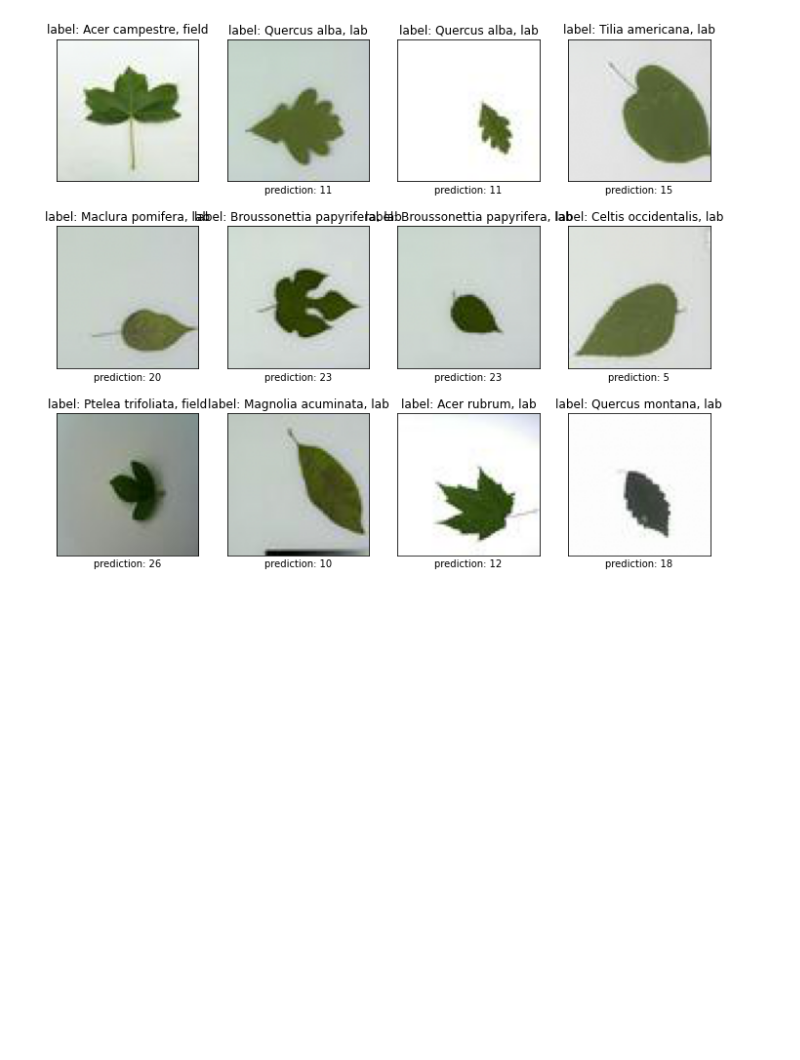
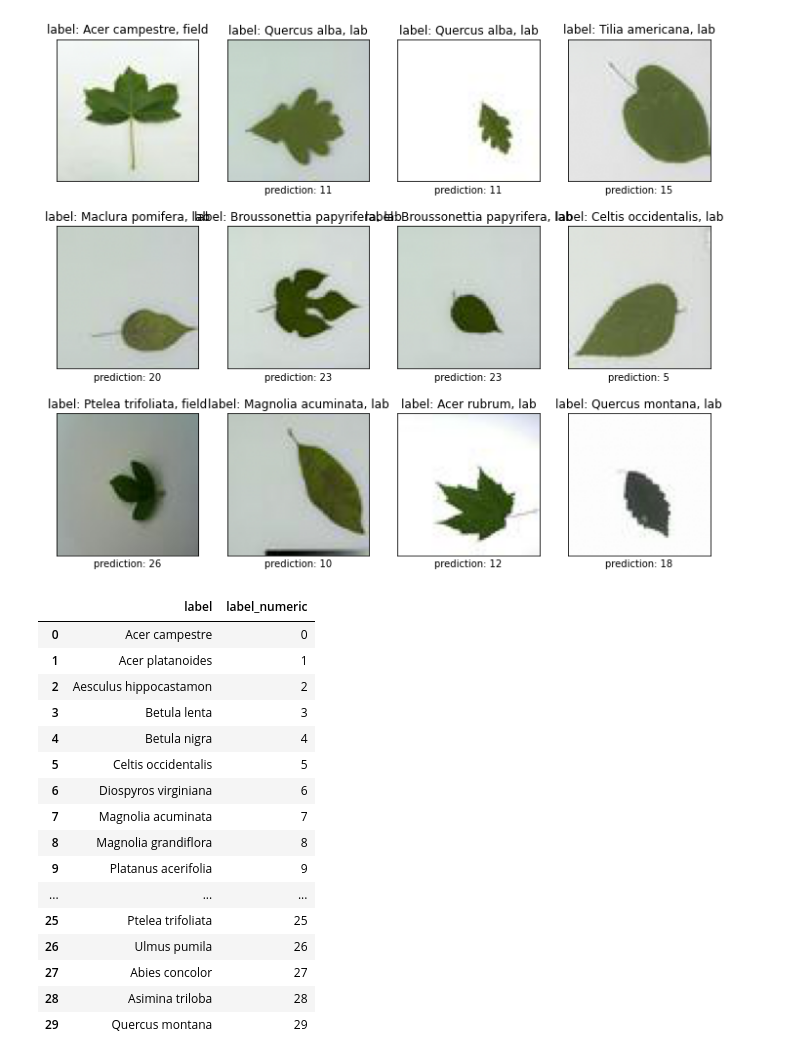
Before and after one commit to NLeSC/XAI, a Jupyter notebook: Software/LeafSnapDemo/LeafSnapModel30_ManyImagesSomeMethods.ipynb, the cells around one changed output. Saved outputs shown, nothing was run; the diff lists cells and outputs as text; code cells hidden in the pictures; blank space fills up the shorter version.

Commit message:
issue #80 unique label names

```diff
--- a/Software/LeafSnapDemo/LeafSnapModel30_ManyImagesSomeMethods.ipynb
+++ b/Software/LeafSnapDemo/LeafSnapModel30_ManyImagesSomeMethods.ipynb
@@ -182,3 +182,26 @@ d.plot_12images(images = images_test, labels = labels_test, predictions = predic
 #TODO: add the names of the predicted species!
 # %% [output]
 [figure]
+# %%
+# correspondence label and label_numeric
+info_data_unique = info_data[['label', 'label_numeric']]
+info_data_unique = info_data_unique.drop_duplicates(keep='first').sort_values('label_numeric').reset_index(drop=True)
+info_data_unique.head(30)
+# %% [output]
+|  | label | label_numeric |
+| 0 | Acer campestre | 0 |
+| 1 | Acer platanoides | 1 |
+| 2 | Aesculus hippocastamon | 2 |
+| 3 | Betula lenta | 3 |
+| 4 | Betula nigra | 4 |
+| 5 | Celtis occidentalis | 5 |
+| 6 | Diospyros virginiana | 6 |
+| 7 | Magnolia acuminata | 7 |
+| 8 | Magnolia grandiflora | 8 |
+| 9 | Platanus acerifolia | 9 |
+| ... | ... | ... |
+| 25 | Ptelea trifoliata | 25 |
+| 26 | Ulmus pumila | 26 |
+| 27 | Abies concolor | 27 |
+| 28 | Asimina triloba | 28 |
+| 29 | Quercus montana | 29 |
```
Also changed, not shown: parts of 1 cell of this notebook.
